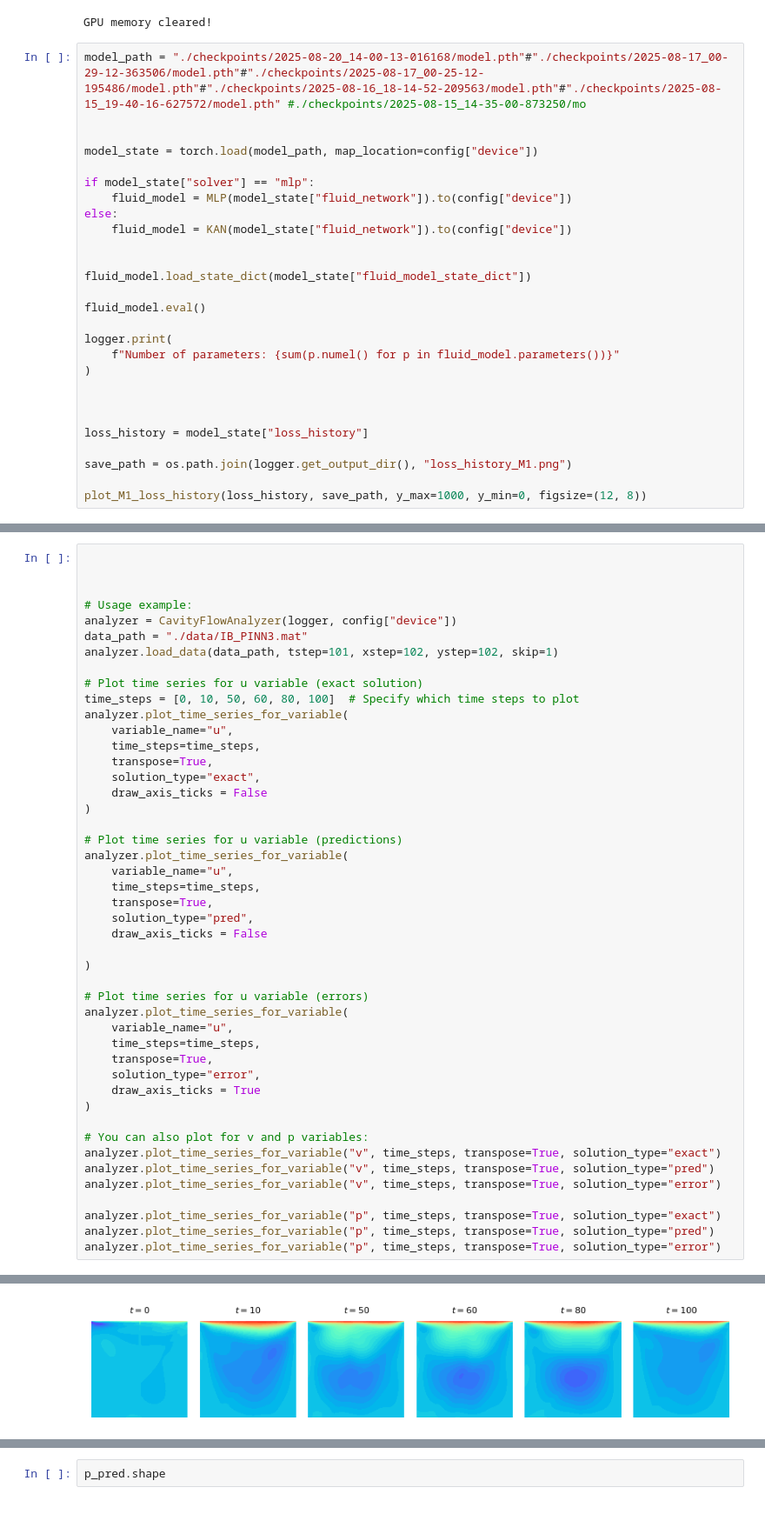
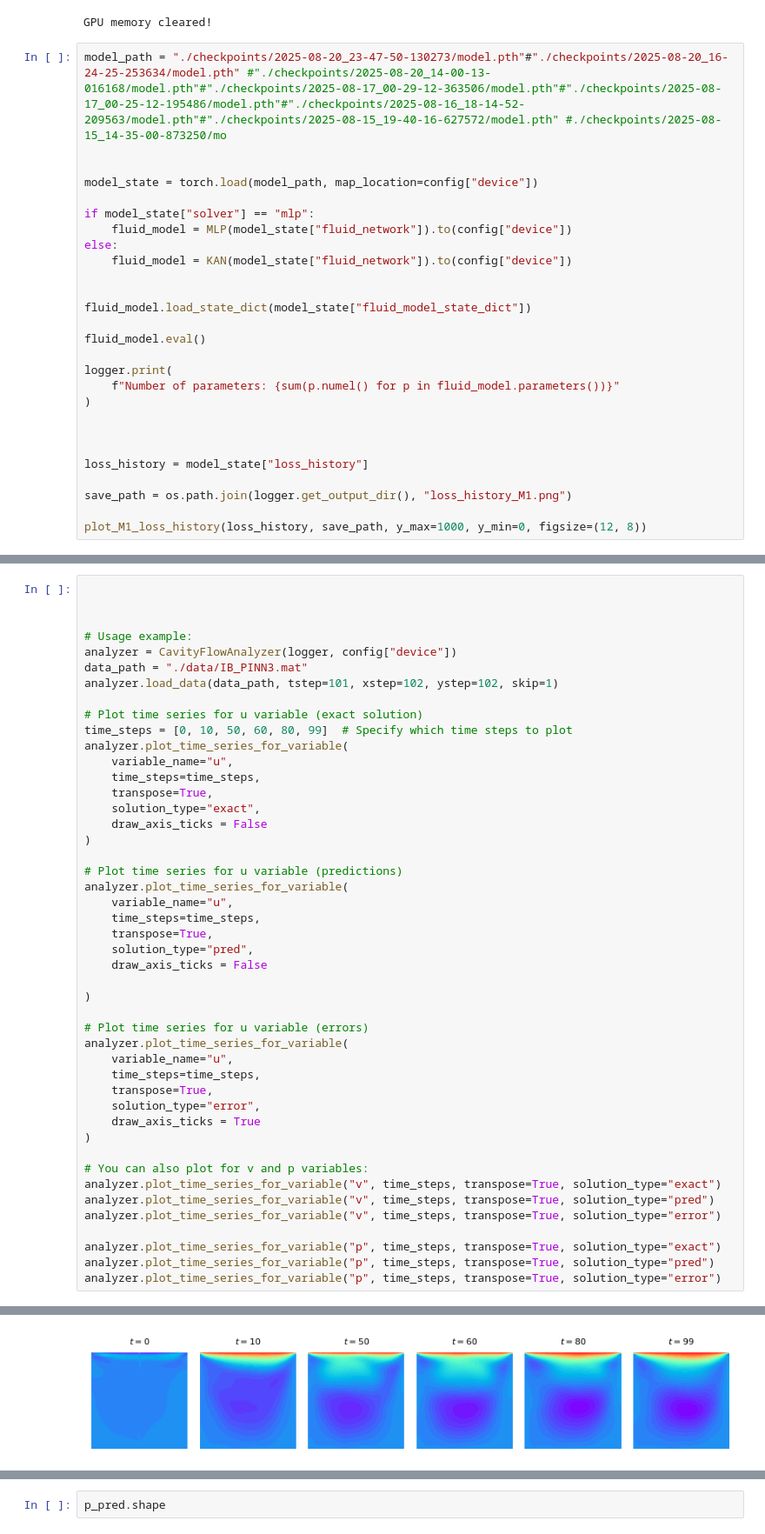
Before and after one commit to afrah/pinn_fsi_ibm, a Jupyter notebook: src/notebook/m1_mlp_testing.ipynb, the cells around one changed output, grey strips where cells are left out. Shown: that part at 87% size. Cells and saved outputs as stored; diff of their text form.

```diff
--- a/src/notebook/m1_mlp_testing.ipynb
+++ b/src/notebook/m1_mlp_testing.ipynb
@@ -76,7 +76,7 @@ config = {
 INFO:src.utils.logger:./checkpoints/testing/2025-08-20_11-10-15-252328
 GPU memory cleared!
 # %%
-model_path = "./checkpoints/2025-08-20_14-00-13-016168/model.pth"#"./checkpoints/2025-08-17_00-29-12-363506/model.pth"#"./checkpoints/2025-08-17_00-25-12-195486/model.pth"#"./checkpoints/2025-08-16_18-14-52-209563/model.pth"#"./checkpoints/2025-08-15_19-40-16-627572/model.pth" #./checkpoints/2025-08-15_14-35-00-873250/mo
+model_path = "./checkpoints/2025-08-20_23-47-50-130273/model.pth"#"./checkpoints/2025-08-20_16-24-25-253634/model.pth" #"./checkpoints/2025-08-20_14-00-13-016168/model.pth"#"./checkpoints/2025-08-17_00-29-12-363506/model.pth"#"./checkpoints/2025-08-17_00-25-12-195486/model.pth"#"./checkpoints/2025-08-16_18-14-52-209563/model.pth"#"./checkpoints/2025-08-15_19-40-16-627572/model.pth" #./checkpoints/2025-08-15_14-35-00-873250/mo
 
 
 model_state = torch.load(model_path, map_location=config["device"])
@@ -510,7 +525,7 @@ data_path = "./data/IB_PINN3.mat"
 analyzer.load_data(data_path, tstep=101, xstep=102, ystep=102, skip=1)
 
 # Plot time series for u variable (exact solution)
-time_steps = [0, 10, 50, 60, 80, 100]  # Specify which time steps to plot
+time_steps = [0, 10, 50, 60, 80, 99]  # Specify which time steps to plot
 analyzer.plot_time_series_for_variable(
     variable_name="u",
     time_steps=time_steps,
@@ -551 +566 @@ analyzer.plot_time_series_for_variable("p", time_steps, transpose=True, solution
-[figure, old version]
+[figure, new version]
```
Also changed, not shown: parts of 9 cells of this notebook, 10 other files.
